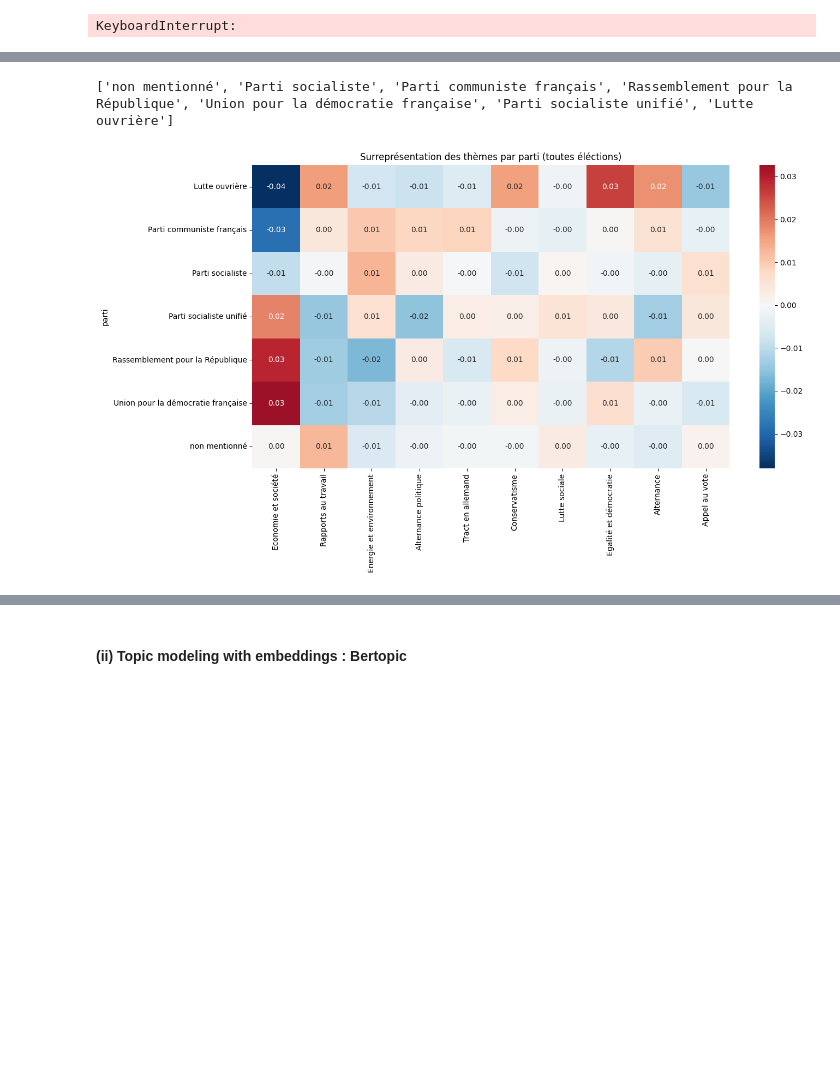
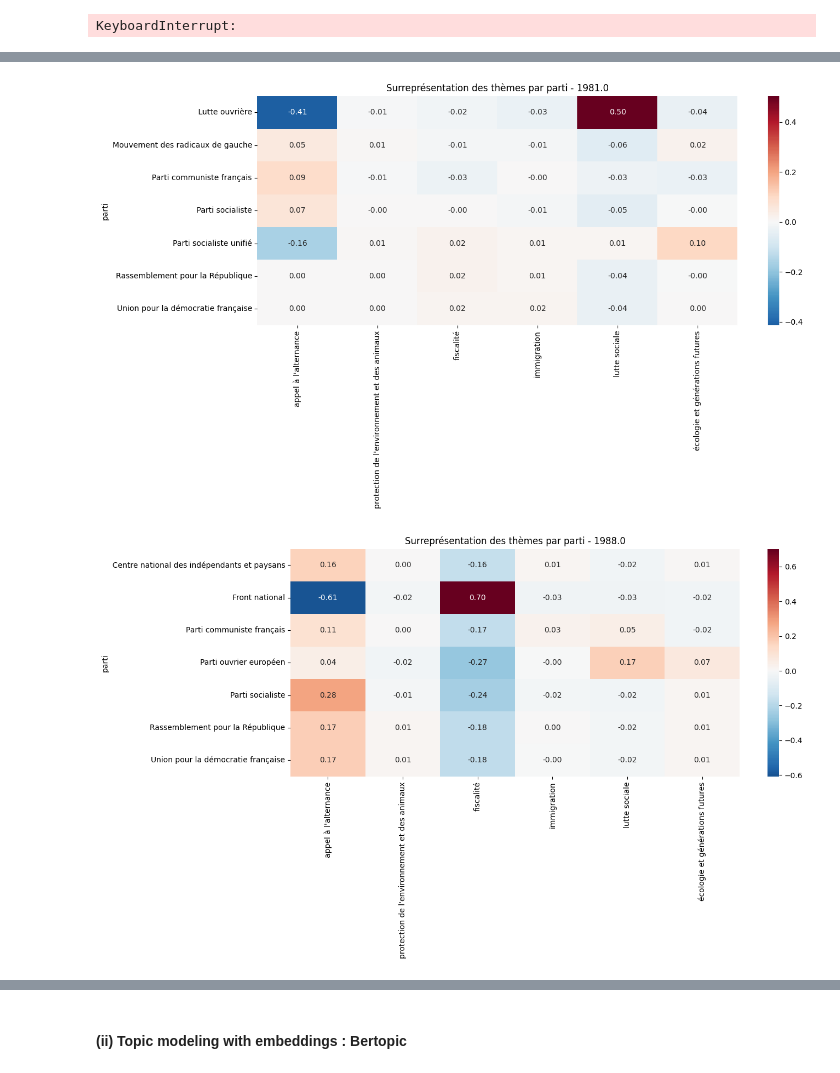
Before and after one commit to CaroLebrun/NLP_3A, a Jupyter notebook: main.ipynb, the cells around one changed output, grey strips where cells are left out. Saved outputs shown, nothing was run; the diff lists cells and outputs as text; code cells hidden in the pictures; blank space fills up the shorter version.

```diff
--- a/main.ipynb
+++ b/main.ipynb
@@ -115,6 +115,9 @@ Traceback (most recent call last):
 KeyboardInterrupt
 KeyboardInterrupt:
 # %%
+# lemmatisation : 6 min pour 1 election
+# python -m spacy download fr_core_news_sm A INSTALLER A LA PREMIERE UTILISATION
+
 start_load = time.time()
 
 nlp = spacy.load("fr_core_news_sm", disable=["parser", "ner"])
@@ -131,7 +134,7 @@ def lemmatize_batch(texts, batch_size=1000):
     processed = 0
     batch_id = 0
 
-    for doc in nlp.pipe(texts, batch_size=batch_size, n_process=4):
+    for doc in nlp.pipe(texts, batch_size=batch_size, n_process=2):
         lemmas = " ".join(
             token.lemma_.lower()
             for token in doc
@@ -223,6 +258,8 @@ topic_label = {
 }
 # %%
 # topics / doc
+
+
 W_normalized = W / W.sum(axis=1, keepdims=True)
 
 df['dominant_topic'] = np.argmax(W_normalized, axis=1)
@@ -231,8 +268,11 @@ df['topic_score']    = np.max(W_normalized, axis=1)
 
 # topic distrib / year
 topic_cols = [f'topic_{i}' for i in range(N_TOPICS)]
+
+# ajout colonnes
+df = df.drop(columns=[col for col in df.columns if col.startswith('topic_')], errors='ignore')
 W_df = pd.DataFrame(W_normalized, columns=topic_cols)
-df = pd.concat([df, W_df], axis=1)
+df = pd.concat([df.reset_index(drop=True), W_df], axis=1)
 
 topic_by_year = df.groupby('annee')[topic_cols].mean()
 
@@ -255,37 +295,41 @@ plt.show()
 # %%
-# on ne garde que les top partis
-nb_partis=7
-
-top_partis = [p for p, _ in parti_counter.most_common(nb_partis)]
-print(top_partis)
-
-# exploser la colonne partis
+# créer un DataFrame explosé pour les partis
 df_exploded = df.copy()
 df_exploded['parti'] = df_exploded['titulaire-soutien'].str.split(';')
 df_exploded = df_exploded.explode('parti')
 df_exploded['parti'] = df_exploded['parti'].str.strip()
+df_exploded = df_exploded[df_exploded['parti'].notna()]
+df_exploded = df_exploded[df_exploded['parti'] != "non mentionné"]
+df_exploded = df_exploded[df_exploded['parti'] != ""]
 
-# garder uniquement le top 7
-df_exploded = df_exploded[df_exploded['parti'].isin(top_partis)]
+# boucle par année
+for year, df_year in df_exploded.groupby('annee'):
 
-# topics surreprésentés par parti
-global_mean = df_exploded[topic_cols].mean()
-topic_by_parti = df_exploded.groupby('parti')[topic_cols].mean()
-surreprésentation = topic_by_parti - global_mean
+    # compter les partis pour cette année et garder top nb_partis
+    nb_partis = 7
+    parti_counter = Counter(df_year['parti'])
+    top_partis = [p for p, _ in parti_counter.most_common(nb_partis)]
+    df_top = df_year[df_year['parti'].isin(top_partis)]
 
-plt.figure(figsize=(14, 8))
-sns.heatmap(
-    surreprésentation.rename(
-        columns={f'topic_{i}': topic_label[i] for i in range(N_TOPICS)}
-    ),
-    cmap='RdBu_r',
-    center=0,
-    annot=True,
-    fmt='.2f'
-)
-plt.title("Surreprésentation des thèmes par parti (toutes éléctions)")
-plt.tight_layout()
-plt.show()
+    # calcul surreprésentation
+    global_mean = df_top[topic_cols].mean()
+    topic_by_parti = df_top.groupby('parti')[topic_cols].mean()
+    surreprésentation = topic_by_parti - global_mean
+
+    # heatmap
+    plt.figure(figsize=(14, 8))
+    sns.heatmap(
+        surreprésentation.rename(
+            columns={f'topic_{i}': topic_label[i] for i in range(N_TOPICS)}
+        ),
+        cmap='RdBu_r',
+        center=0,
+        annot=True,
+        fmt='.2f'
+    )
+    plt.title(f"Surreprésentation des thèmes par parti - {year}")
+    plt.tight_layout()
+    plt.show()
 # %% [output]
-['non mentionné', 'Parti socialiste', 'Parti communiste français', 'Rassemblement pour la République', 'Union pour la démocratie française', 'Parti socialiste unifié', 'Lutte ouvrière']
-[figure, old version]
+[figure, new version]
+[figure, added]
```
Also changed, not shown: parts of 8 cells of this notebook.
